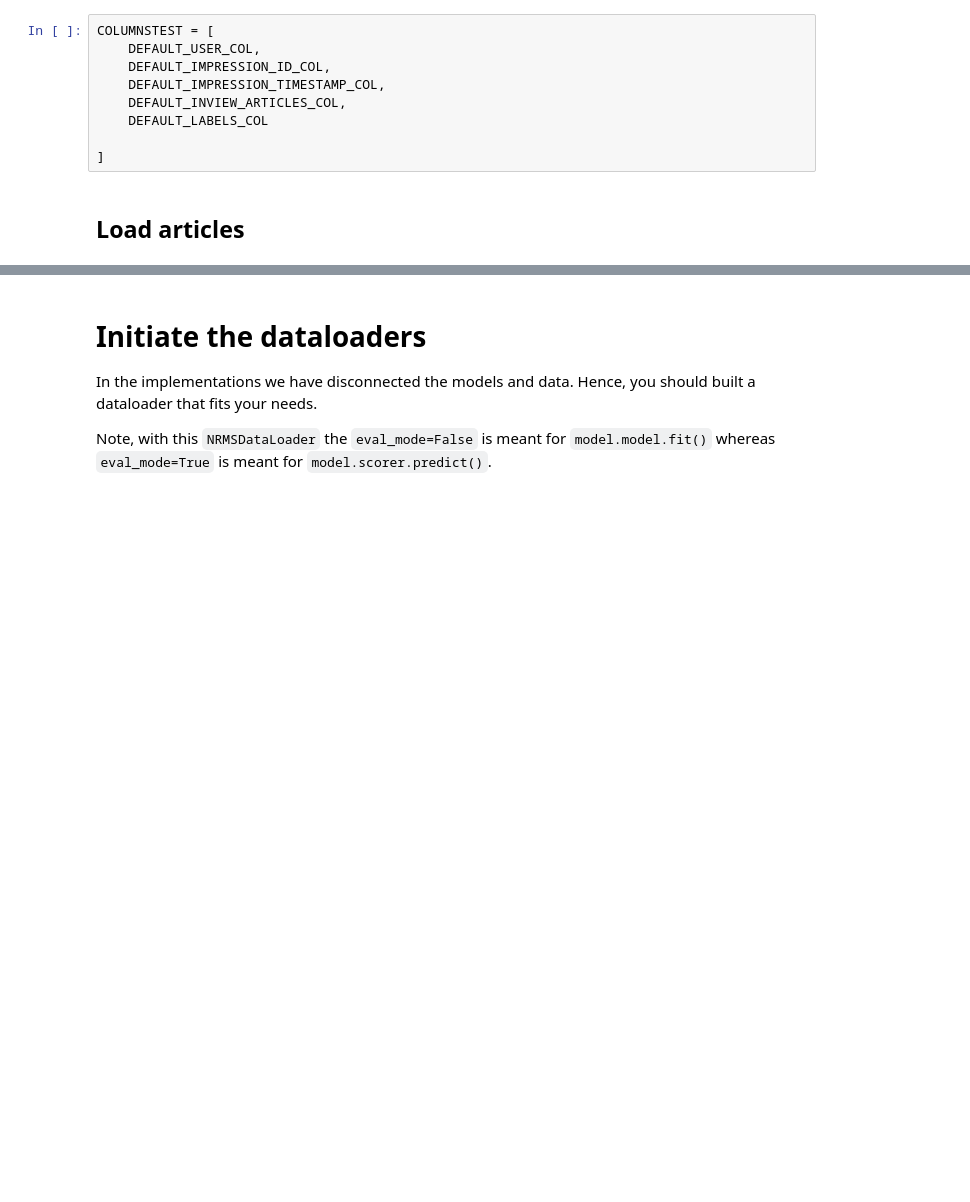
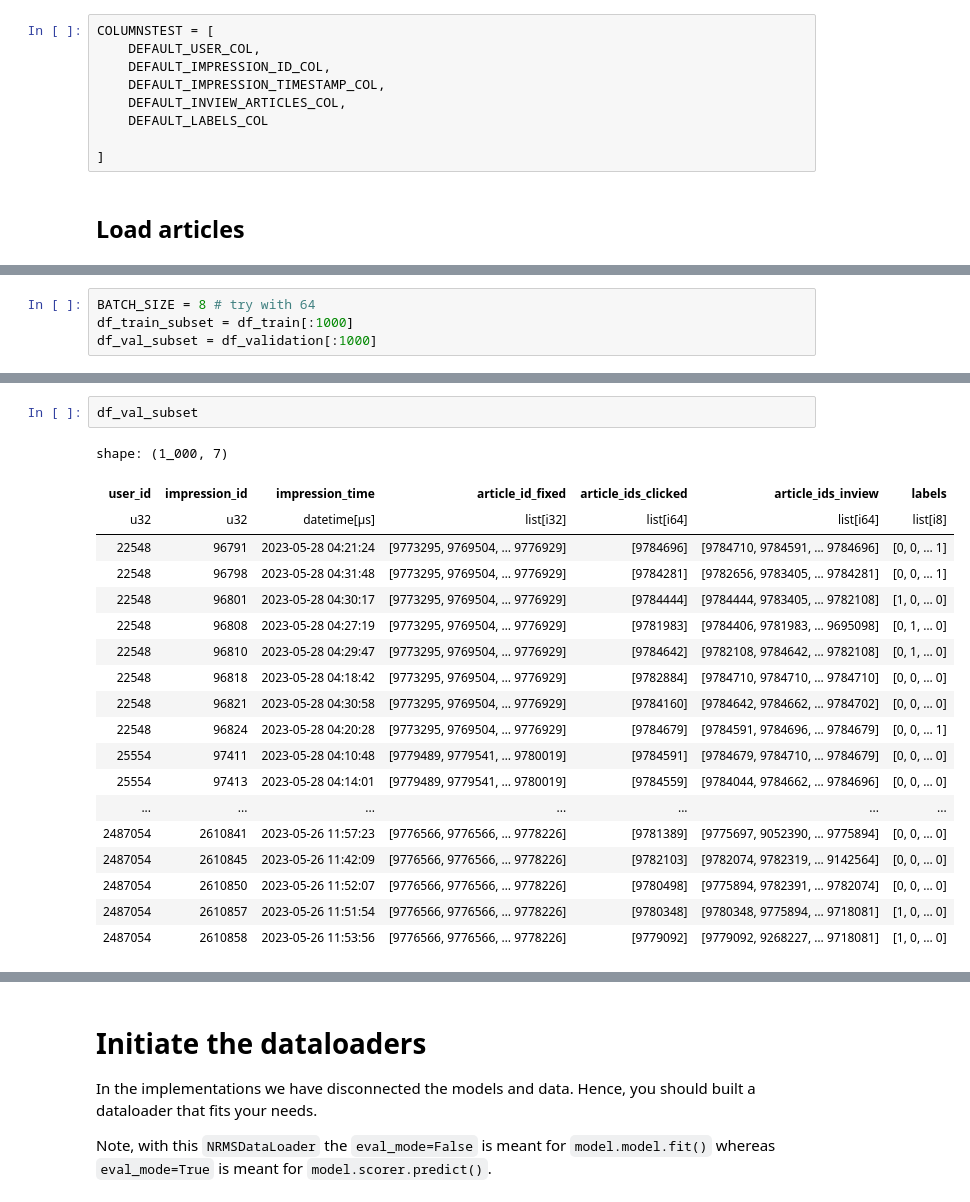
Before and after one commit to Lydia273/Deep-learning_final_project, a Jupyter notebook: ebnerd-benchmark-main/ebnerd-benchmark-main/examples/quick_start/_nrms_ebnerd.ipynb, the cells around one changed output, grey strips where cells are left out. Saved outputs shown, nothing was run; the diff lists cells and outputs as text; blank space fills up the shorter version.

```diff
--- a/ebnerd-benchmark-main/ebnerd-benchmark-main/examples/quick_start/_nrms_ebnerd.ipynb
+++ b/ebnerd-benchmark-main/ebnerd-benchmark-main/examples/quick_start/_nrms_ebnerd.ipynb
@@ -249,2 +243,6 @@ Utilizing the tokenizer to tokenize the articles and the word-embedding to init
+# %%
+BATCH_SIZE = 8 # try with 64
+df_train_subset = df_train[:1000]
+df_val_subset = df_validation[:1000]
 # %%
 from transformers import AutoModel, AutoTokenizer
@@ -282,0 +293,22 @@ NameError: name 'DEFAULT_SUBTITLE_COL' is not defined
+# %%
+df_val_subset
+# %% [output]
+shape: (1_000, 7)
+| user_id | impression_id | impression_time | article_id_fixed | article_ids_clicked | article_ids_inview | labels |
+| u32 | u32 | datetime[μs] | list[i32] | list[i64] | list[i64] | list[i8] |
+| 22548 | 96791 | 2023-05-28 04:21:24 | [9773295, 9769504, … 9776929] | [9784696] | [9784710, 9784591, … 9784696] | [0, 0, … 1] |
+| 22548 | 96798 | 2023-05-28 04:31:48 | [9773295, 9769504, … 9776929] | [9784281] | [9782656, 9783405, … 9784281] | [0, 0, … 1] |
+| 22548 | 96801 | 2023-05-28 04:30:17 | [9773295, 9769504, … 9776929] | [9784444] | [9784444, 9783405, … 9782108] | [1, 0, … 0] |
+| 22548 | 96808 | 2023-05-28 04:27:19 | [9773295, 9769504, … 9776929] | [9781983] | [9784406, 9781983, … 9695098] | [0, 1, … 0] |
+| 22548 | 96810 | 2023-05-28 04:29:47 | [9773295, 9769504, … 9776929] | [9784642] | [9782108, 9784642, … 9782108] | [0, 1, … 0] |
+| 22548 | 96818 | 2023-05-28 04:18:42 | [9773295, 9769504, … 9776929] | [9782884] | [9784710, 9784710, … 9784710] | [0, 0, … 0] |
+| 22548 | 96821 | 2023-05-28 04:30:58 | [9773295, 9769504, … 9776929] | [9784160] | [9784642, 9784662, … 9784702] | [0, 0, … 0] |
+| 22548 | 96824 | 2023-05-28 04:20:28 | [9773295, 9769504, … 9776929] | [9784679] | [9784591, 9784696, … 9784679] | [0, 0, … 1] |
+| 25554 | 97411 | 2023-05-28 04:10:48 | [9779489, 9779541, … 9780019] | [9784591] | [9784679, 9784710, … 9784679] | [0, 0, … 0] |
+| 25554 | 97413 | 2023-05-28 04:14:01 | [9779489, 9779541, … 9780019] | [9784559] | [9784044, 9784662, … 9784696] | [0, 0, … 0] |
+| ... | ... | ... | ... | ... | ... | ... |
+| 2487054 | 2610841 | 2023-05-26 11:57:23 | [9776566, 9776566, … 9778226] | [9781389] | [9775697, 9052390, … 9775894] | [0, 0, … 0] |
+| 2487054 | 2610845 | 2023-05-26 11:42:09 | [9776566, 9776566, … 9778226] | [9782103] | [9782074, 9782319, … 9142564] | [0, 0, … 0] |
+| 2487054 | 2610850 | 2023-05-26 11:52:07 | [9776566, 9776566, … 9778226] | [9780498] | [9775894, 9782391, … 9782074] | [0, 0, … 0] |
+| 2487054 | 2610857 | 2023-05-26 11:51:54 | [9776566, 9776566, … 9778226] | [9780348] | [9780348, 9775894, … 9718081] | [1, 0, … 0] |
+| 2487054 | 2610858 | 2023-05-26 11:53:56 | [9776566, 9776566, … 9778226] | [9779092] | [9779092, 9268227, … 9718081] | [1, 0, … 0] |
```
Also changed, not shown: parts of 37 cells of this notebook.
